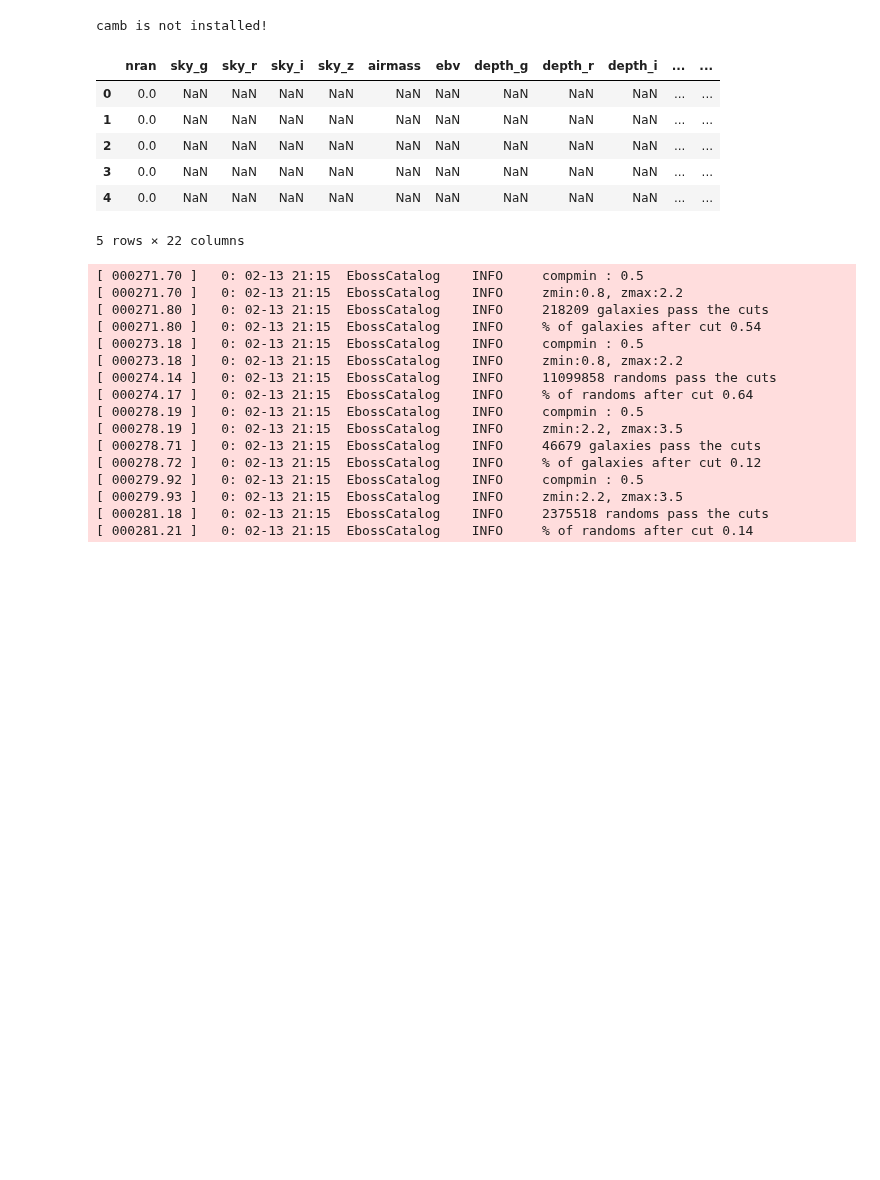
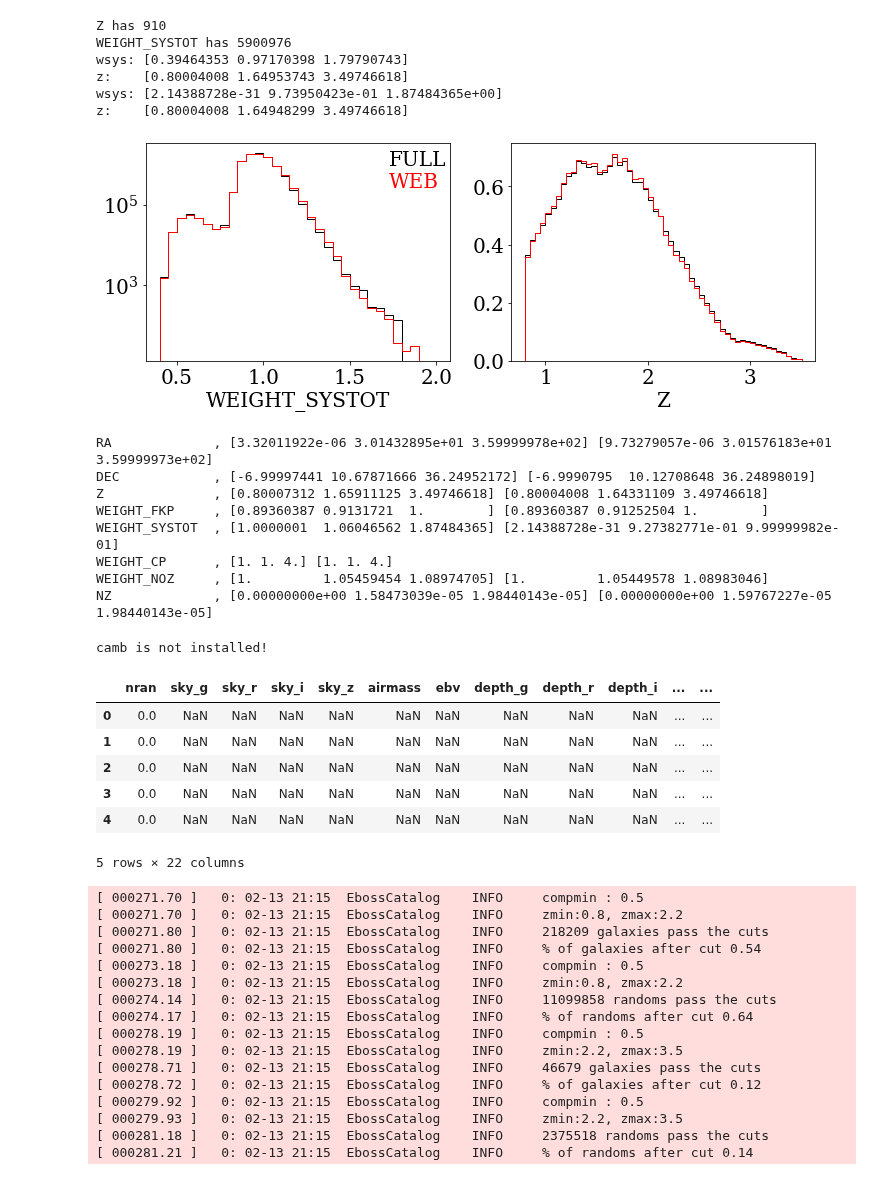
Before and after one commit to mehdirezaie/eboss, a Jupyter notebook: 7_2.ipynb, the cells around one changed output. Drawn from its saved outputs; the diff is of its cells as text; code cells hidden in the pictures; blank space fills up the shorter version.

```diff
--- a/7_2.ipynb
+++ b/7_2.ipynb
@@ -137,3 +148,22 @@ pk_i.attrs
+# %%
+# How about SGC? but with a NN-based random
+test_cats('SGC', '_known_allhigh')
+# %% [output]
+Z has 910
+WEIGHT_SYSTOT has 5900976
+wsys: [0.39464353 0.97170398 1.79790743]
+z:    [0.80004008 1.64953743 3.49746618]
+wsys: [2.14388728e-31 9.73950423e-01 1.87484365e+00]
+z:    [0.80004008 1.64948299 3.49746618]
+[figure, added]
+RA             , [3.32011922e-06 3.01432895e+01 3.59999978e+02] [9.73279057e-06 3.01576183e+01 3.59999973e+02]
+DEC            , [-6.99997441 10.67871666 36.24952172] [-6.9990795  10.12708648 36.24898019]
+Z              , [0.80007312 1.65911125 3.49746618] [0.80004008 1.64331109 3.49746618]
+WEIGHT_FKP     , [0.89360387 0.9131721  1.        ] [0.89360387 0.91252504 1.        ]
+WEIGHT_SYSTOT  , [1.0000001  1.06046562 1.87484365] [2.14388728e-31 9.27382771e-01 9.99999982e-01]
+WEIGHT_CP      , [1. 1. 4.] [1. 1. 4.]
+WEIGHT_NOZ     , [1.         1.05459454 1.08974705] [1.         1.05449578 1.08983046]
+NZ             , [0.00000000e+00 1.58473039e-05 1.98440143e-05] [0.00000000e+00 1.59767227e-05 1.98440143e-05]
 # %%
 import pandas as pd
 # %%
```
Also changed, not shown: parts of 11 cells of this notebook, 3 other files.
